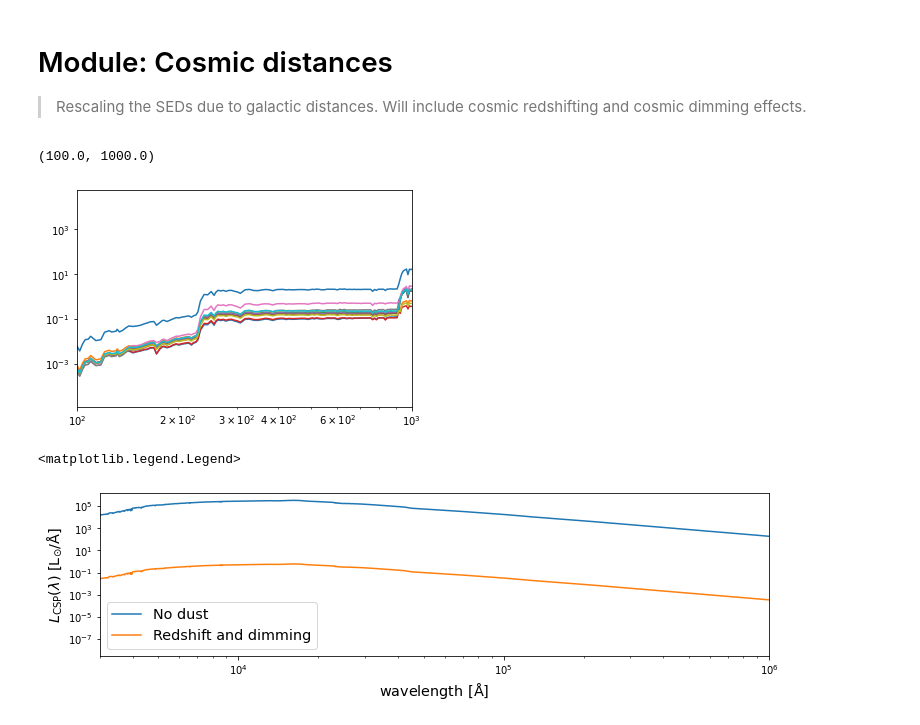
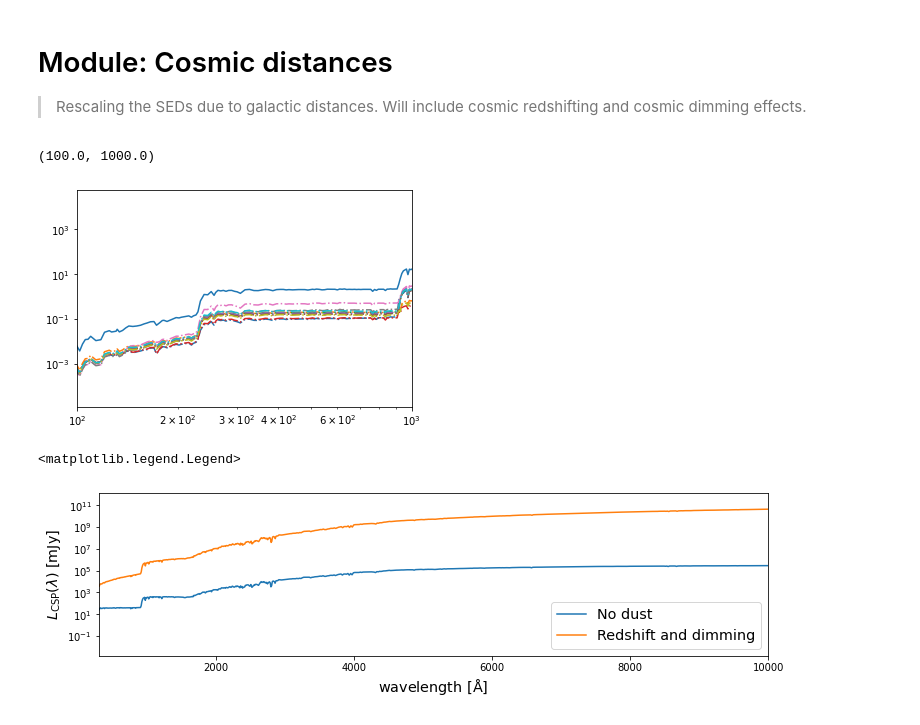
Before and after one commit to nesar/watercolor, a Jupyter notebook: nbs/05_cosmic_dimming.ipynb, the cells around one changed output. Cells and saved outputs as stored; diff of their text form; code cells hidden in the pictures.

```diff
--- a/nbs/05_cosmic_dimming.ipynb
+++ b/nbs/05_cosmic_dimming.ipynb
@@ -45,11 +45,11 @@ spec_wave_ssp, spec_flux_ssp, spec_csp, flux_proxy, gal_stellar_mass = calc_flux
 #| hide
 
 plt.figure()
-plt.plot(spec_wave_ssp, spec_flux_ssp.T)
+plt.plot(spec_wave_ssp, spec_flux_ssp.T, '-.')
 plt.plot(spec_wave_ssp, spec_csp)
 plt.xscale('log')
 plt.yscale('log')
 plt.xlim(1e2, 1e3)
 # %% [output]
 (100.0, 1000.0)
-[figure, old version]
+[figure, new version]
@@ -210,3 +278,27 @@ def combine_redshift_and_dimming_effect(wave:np.array=[], # Wavelength grids of
+# %%
+#| export
+
+def combine_redshift_and_dimming_effect(wave:np.array=[], # Wavelength grids of the input spectrum in Unit (A)
+                                        spec:np.array=[], # # Fluxes of the input spectrum. Fluxes of the input spectrum (in L_bolometric A^-1)
+                                        galaxy_redshift:np.float64=0.01 # Redshift of the galaxy
+                                       ) ->tuple: # Output of wavelength and spectra
+
+
+    cosmo1 = FlatLambdaCDM(H0=70.0, Om0=0.3)
+    DL = cosmo1.luminosity_distance(galaxy_redshift)      # in unit of [Mpc]
+    DL = DL.value/1e3 #in [Gpc]
+    dL = DL*3.08568e+27 # in [cm]
+    # Redefine the speed of light in cm/s
+    c = 2.998e10
+
+    spec0 = spec*1e33 / (4*np.pi*(dL**2)*(1.0+galaxy_redshift))  # Convert luminosity to flux in erg/s/cm^2/A
+    spec0 *= wave**2 / c  # Convert flux per A to flux per Hz in erg/s/cm^2/Hz
+    spec0 *= 1e23  # Convert flux from erg/s/cm^2/Hz to Jy
+    spec0 *= 1e3  # Jy to mJy
+
+    wave0 = (1.0+galaxy_redshift)*np.asarray(wave) # In [A]?
+
+    return wave0, spec0 # redsh_wave in [A], redsh_spec in [mJy]
 # %%
 #| hide
 
@@ -214,21 +307,20 @@ redsh_wave, redsh_spec = combine_redshift_and_dimming_effect(spec_wave_ssp, spec
 # %%
 #| hide
 
 f, a = plt.subplots(1, 1, figsize=(12, 3))
 a.plot(spec_wave_ssp, spec_csp, label='No dust')
 a.plot(redsh_wave, redsh_spec, label='Redshift and dimming')
 
 
+a.set_xlim(3e2, 1e4)
+# a.set_xlim(3e1, 1e6)
 
-# a.set_xlim(3e3, 1e4)
-a.set_xlim(3e3, 1e6)
-
-a.set_xscale('log')
+# a.set_xscale('log')
 a.set_yscale('log')
 
 a.set_xlabel(r'${\rm wavelength\ [\AA]}$', fontsize = 'x-large')
-a.set_ylabel(r'$L_{\rm CSP}(\lambda)\ {\rm [L_{\odot}/\AA]}$', fontsize = 'x-large')
+a.set_ylabel(r'$L_{\rm CSP}(\lambda)\ {\rm [mJy]}$', fontsize = 'x-large')
 a.legend(fontsize='x-large')
 # %% [output]
 <matplotlib.legend.Legend>
-[figure, old version]
+[figure, new version]
```
Also changed, not shown: parts of 10 cells of this notebook, 23 other files.
